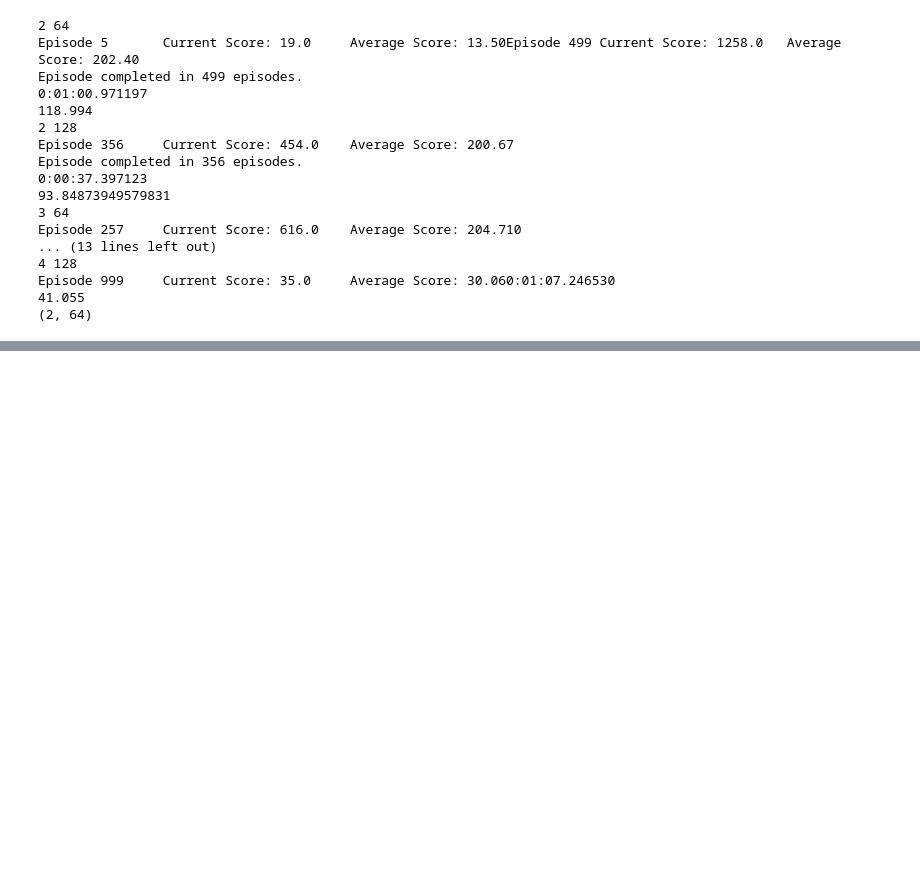
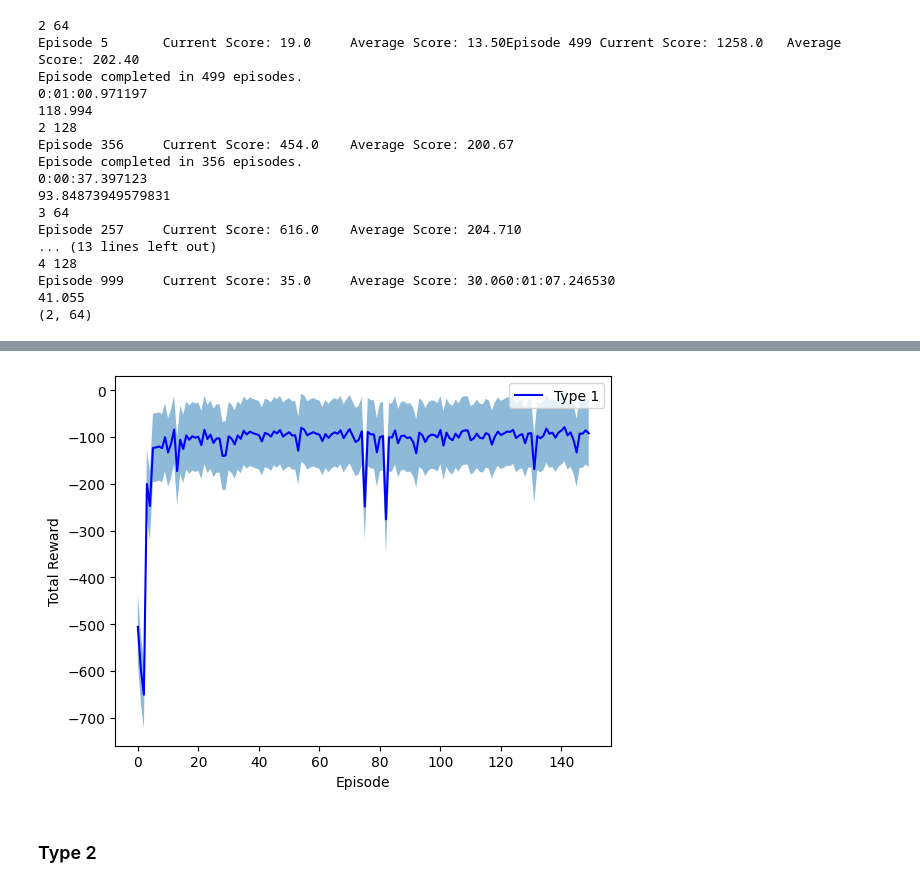
Before and after one commit to sooraj-srini/RL_pa2, a Jupyter notebook: gym.ipynb, the cells around one changed output, grey strips where cells are left out. Drawn from its saved outputs; the diff is of its cells as text; code cells hidden in the pictures; blank space fills up the shorter version.

Commit message:
copared dd kew n on acrobot

```diff
--- a/gym.ipynb
+++ b/gym.ipynb
@@ -776,0 +786,18 @@ Episode 999     Current Score: 35.0     Average Score: 30.060:01:07.246530
+# %%
+env = gym.make("Acrobot-v1")
+env.action_space.seed(0)
+state_size = env.observation_space.shape[0]
+action_size = env.action_space.n
+# %%
+best_params = (2, 128, 'soft', 0.3)
+dd_type_1_scores = []
+layer, n, policy, val = best_params
+print(layer, n, policy, val)
+for i in range(5):
+    begin_time = datetime.datetime.now()
+    agent = Agent(state_size=state_size,action_size = action_size,seed = 0, num_layers=layer, num_nodes=n, type=1)
+    scores = dqn(env, agent, policy, policy_val=val, n_episodes=150, thresh = 0)
+    time_taken = datetime.datetime.now() - begin_time
+    print(time_taken)
+    print(sum(scores)/len(scores))
+    dd_type_1_scores.append(scores)
@@ -776,0 +821,27 @@ Episode 999     Current Score: 35.0     Average Score: 30.060:01:07.246530
+# %%
+def show_rewards(*reward_avgs_list, title = "Type 1"):
+    plt.figure()
+    for i, reward_avgs in enumerate(reward_avgs_list):
+        reward_avgs = np.array(reward_avgs)
+
+    # Calculate mean and standard deviation
+        reward_mean = np.mean(reward_avgs, axis=0)
+        reward_std = np.std(reward_mean)
+
+    # Plotting rewards
+        if i % 2 == 0:
+            plt.plot(reward_mean, label=title, color='blue')
+        else:
+            plt.plot(reward_mean, label='Type 2', color='red')
+
+        plt.fill_between(range(len(reward_mean)), reward_mean - reward_std, reward_mean + reward_std, alpha=0.5)
+        plt.xlabel('Episode')
+        plt.ylabel('Total Reward')
+        plt.legend()
+    plt.show()
+# %%
+show_rewards(dd_type_1_scores)
+# %% [output]
+[figure, added]
+# %% [markdown]
+### Type 2
```
Also changed, not shown: parts of 9 cells of this notebook.
